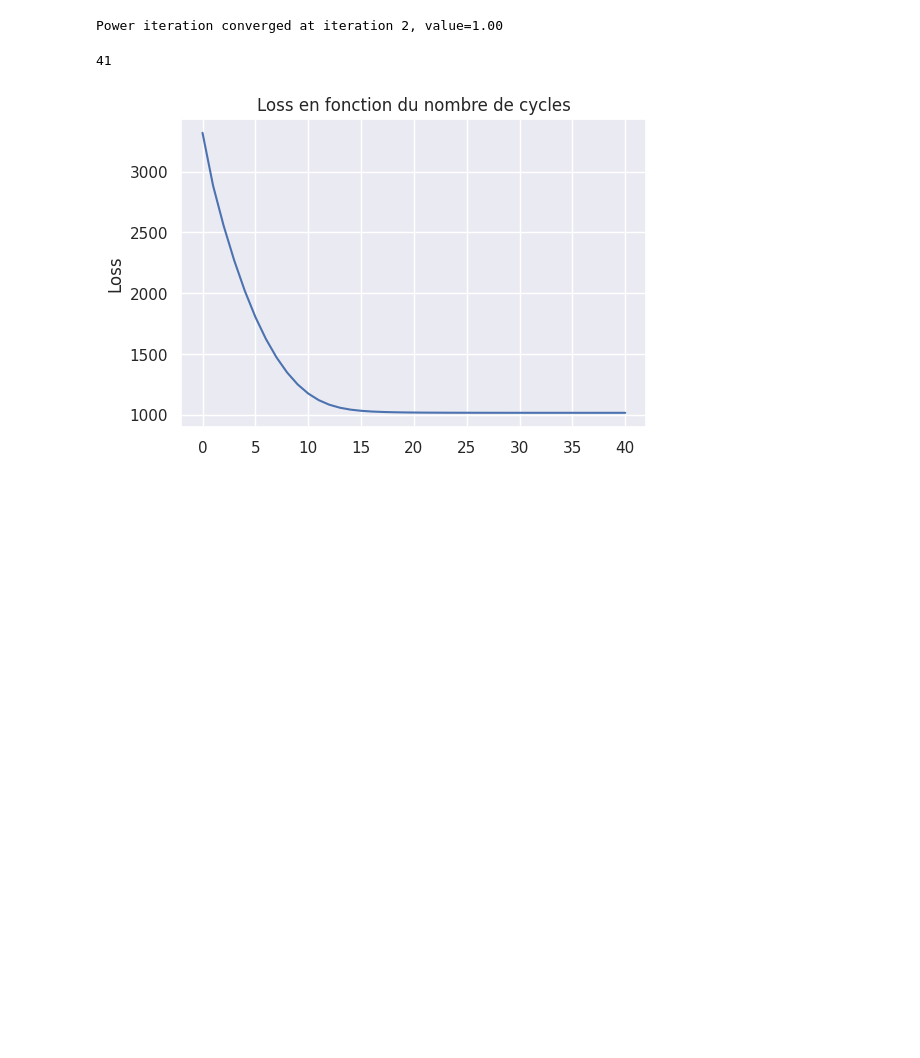
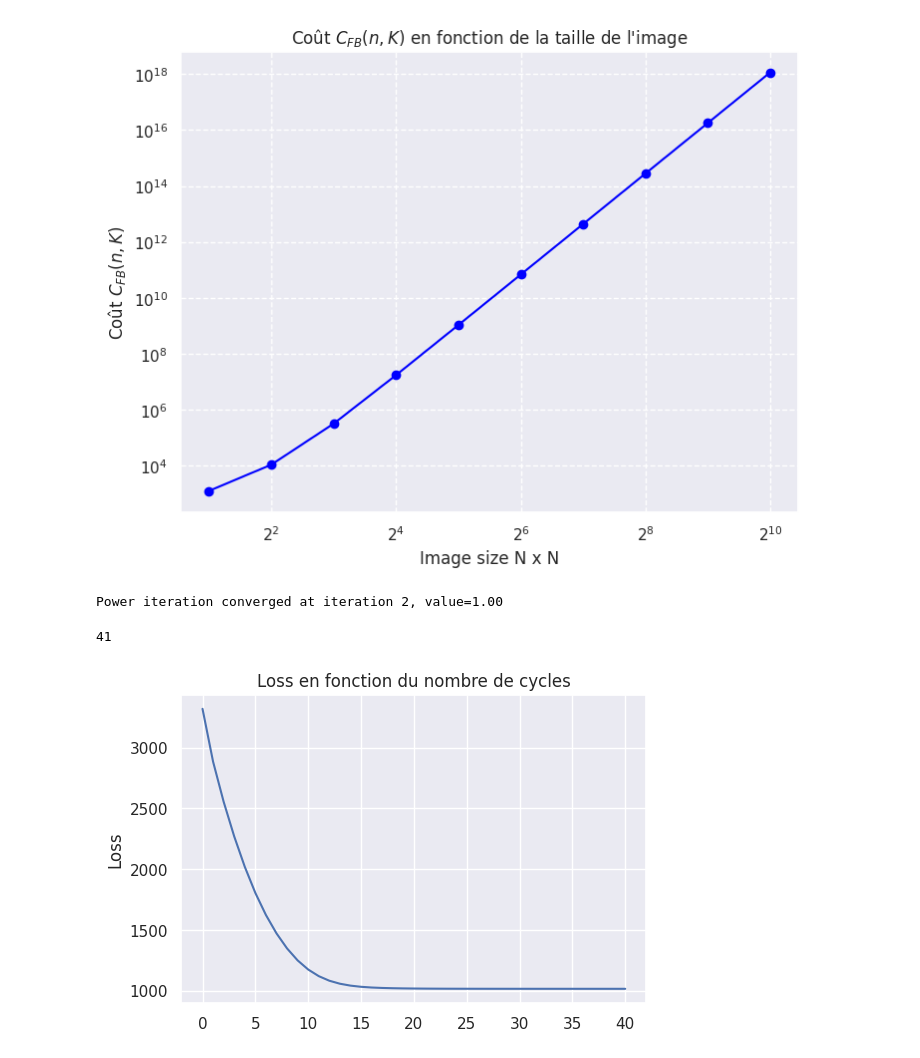
Before and after one commit to laugaguillaume/IMLFISTA, a Jupyter notebook: notebooks/complexity.ipynb, the cells around one changed output. Cells and saved outputs as stored; diff of their text form; code cells hidden in the pictures; blank space fills up the shorter version.

```diff
--- a/notebooks/complexity.ipynb
+++ b/notebooks/complexity.ipynb
@@ -15,6 +15,31 @@ from multilevel.utils import WaveletPriorCustom
 from block.block import BlockCoordinateDescent
 
 seed = torch.manual_seed(0)  # Random seed for reproducibility
+# %%
+import numpy as np
+import matplotlib.pyplot as plt
+
+# Paramètres
+K = 10        # nombre d'itérations par exemple
+k = 5         # taille du noyau, par exemple
+N_values = 2**np.arange(1, 11)  # puissances de 2 de 2^1 à 2^10
+n_values = N_values**2
+
+# Calcul du coût
+C_FB = n_values**3 + (K+1)*n_values**2 + K*(k**2 + 1)*n_values
+
+# Plot
+plt.figure(figsize=(8,6))
+plt.plot(N_values, C_FB, marker='o', linestyle='-', color='blue')
+plt.yscale('log')  # échelle logarithmique pour mieux visualiser
+plt.xscale('log', base=2)  # échelle log base 2 pour N
+plt.xlabel("Image size N x N")
+plt.ylabel("Coût $C_{FB}(n,K)$")
+plt.title("Coût $C_{FB}(n,K)$ en fonction de la taille de l'image")
+plt.grid(True, which="both", ls="--")
+plt.show()
+# %% [output]
+[figure, added]
 # %%
 n_iter = 500
 n_coarse_steps = 10
```
Also changed, not shown: 3 other files.
